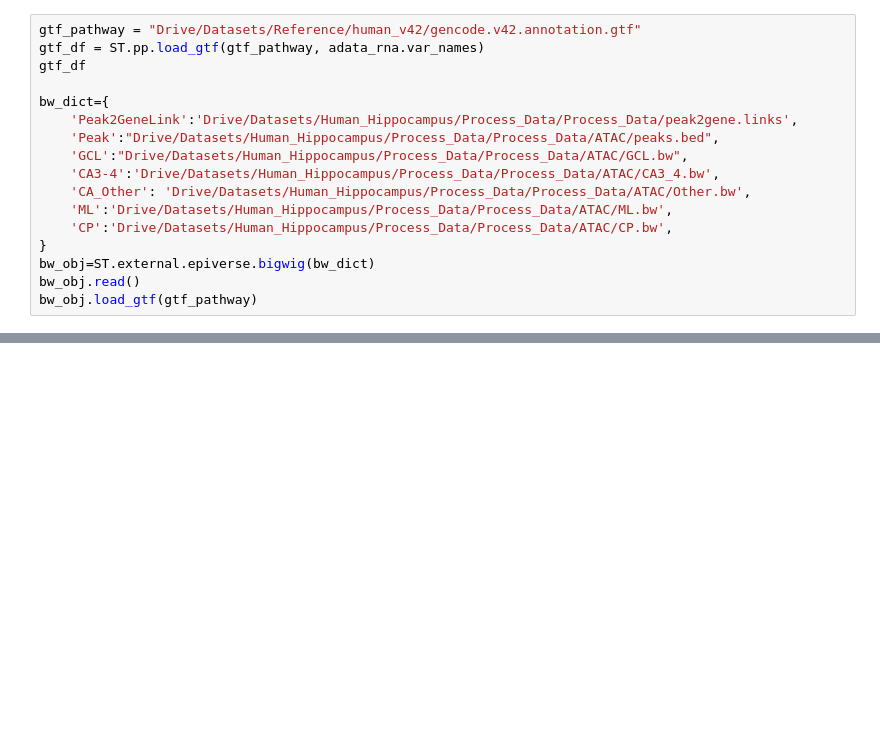
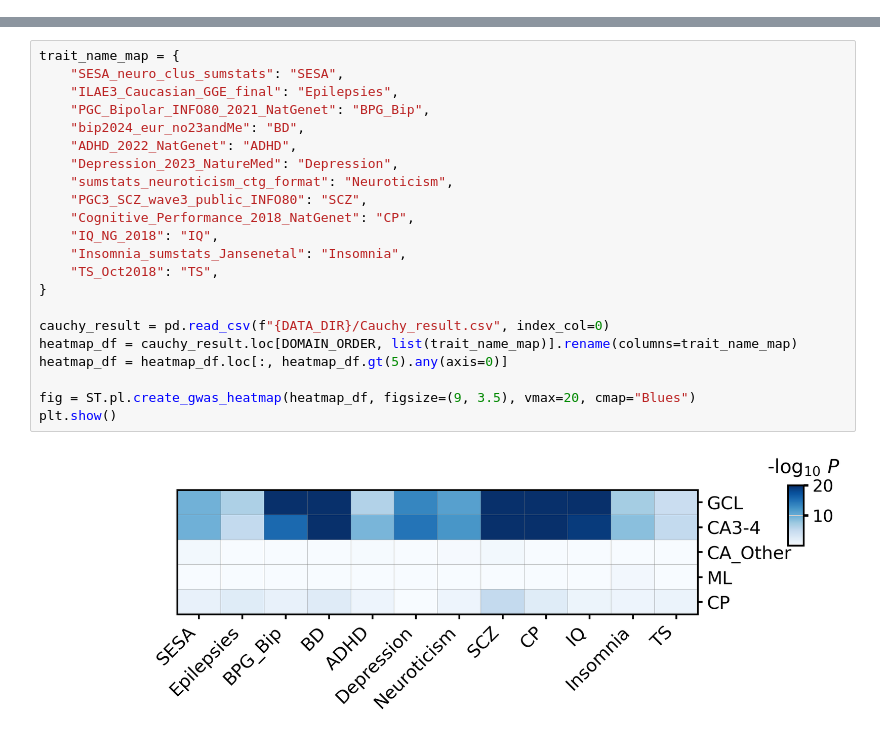
Before and after one commit to DBinary/STARNet_tutorials, a Jupyter notebook: docs/tutorials/Application_GWAS_Analysis.ipynb, the cells around one changed output, grey strips where cells are left out. Cells and saved outputs as stored; diff of their text form; blank space fills up the shorter version.

```diff
--- a/docs/tutorials/Application_GWAS_Analysis.ipynb
+++ b/docs/tutorials/Application_GWAS_Analysis.ipynb
@@ -475,17 +0,0 @@ To visualize the regulatory landscape around our gene of interest, `NCAM1`, we f
-# %%
-gtf_pathway = "Drive/Datasets/Reference/human_v42/gencode.v42.annotation.gtf"
-gtf_df = ST.pp.load_gtf(gtf_pathway, adata_rna.var_names)
-gtf_df
-
-bw_dict={
-    'Peak2GeneLink':'Drive/Datasets/Human_Hippocampus/Process_Data/Process_Data/peak2gene.links',
-    'Peak':"Drive/Datasets/Human_Hippocampus/Process_Data/Process_Data/ATAC/peaks.bed",
-    'GCL':"Drive/Datasets/Human_Hippocampus/Process_Data/Process_Data/ATAC/GCL.bw",
-    'CA3-4':'Drive/Datasets/Human_Hippocampus/Process_Data/Process_Data/ATAC/CA3_4.bw',
-    'CA_Other': 'Drive/Datasets/Human_Hippocampus/Process_Data/Process_Data/ATAC/Other.bw',
-    'ML':'Drive/Datasets/Human_Hippocampus/Process_Data/Process_Data/ATAC/ML.bw',
-    'CP':'Drive/Datasets/Human_Hippocampus/Process_Data/Process_Data/ATAC/CP.bw',
-}
-bw_obj=ST.external.epiverse.bigwig(bw_dict)
-bw_obj.read()
-bw_obj.load_gtf(gtf_pathway)
@@ -702,0 +121,24 @@ plt.show()
+# %%
+trait_name_map = {
+    "SESA_neuro_clus_sumstats": "SESA",
+    "ILAE3_Caucasian_GGE_final": "Epilepsies",
+    "PGC_Bipolar_INFO80_2021_NatGenet": "BPG_Bip",
+    "bip2024_eur_no23andMe": "BD",
+    "ADHD_2022_NatGenet": "ADHD",
+    "Depression_2023_NatureMed": "Depression",
+    "sumstats_neuroticism_ctg_format": "Neuroticism",
+    "PGC3_SCZ_wave3_public_INFO80": "SCZ",
+    "Cognitive_Performance_2018_NatGenet": "CP",
+    "IQ_NG_2018": "IQ",
+    "Insomnia_sumstats_Jansenetal": "Insomnia",
+    "TS_Oct2018": "TS",
+}
+
+cauchy_result = pd.read_csv(f"{DATA_DIR}/Cauchy_result.csv", index_col=0)
+heatmap_df = cauchy_result.loc[DOMAIN_ORDER, list(trait_name_map)].rename(columns=trait_name_map)
+heatmap_df = heatmap_df.loc[:, heatmap_df.gt(5).any(axis=0)]
+
+fig = ST.pl.create_gwas_heatmap(heatmap_df, figsize=(9, 3.5), vmax=20, cmap="Blues")
+plt.show()
+# %% [output]
+[figure, added]
```
Also changed, not shown: parts of 71 cells of this notebook, 1 other file.
